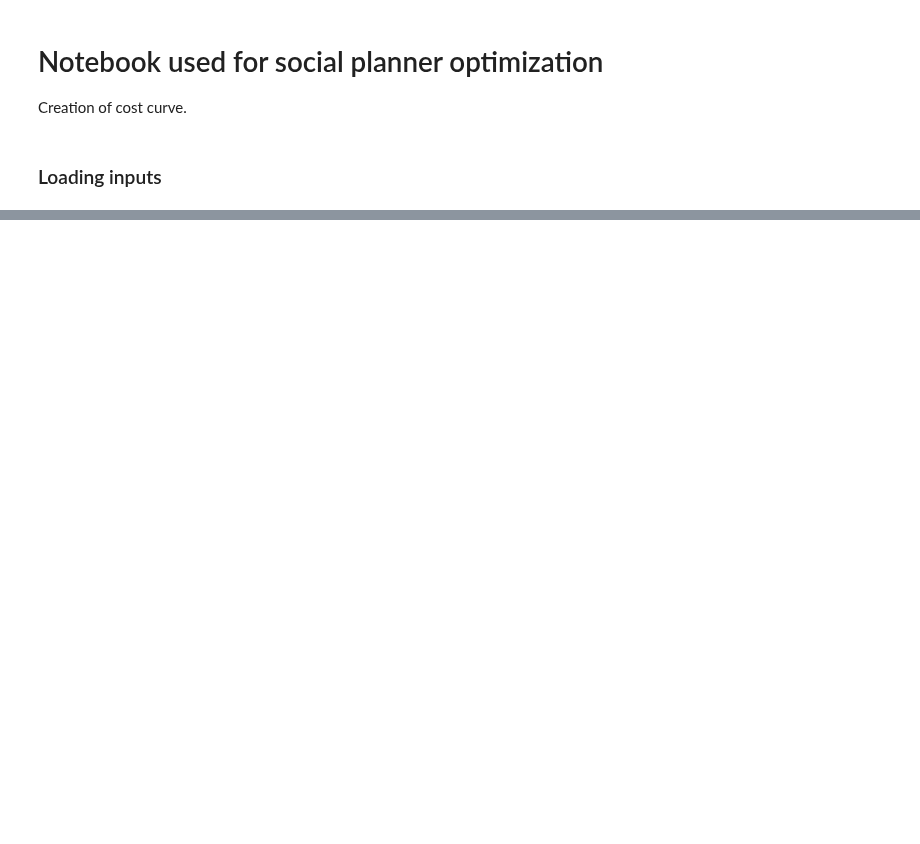
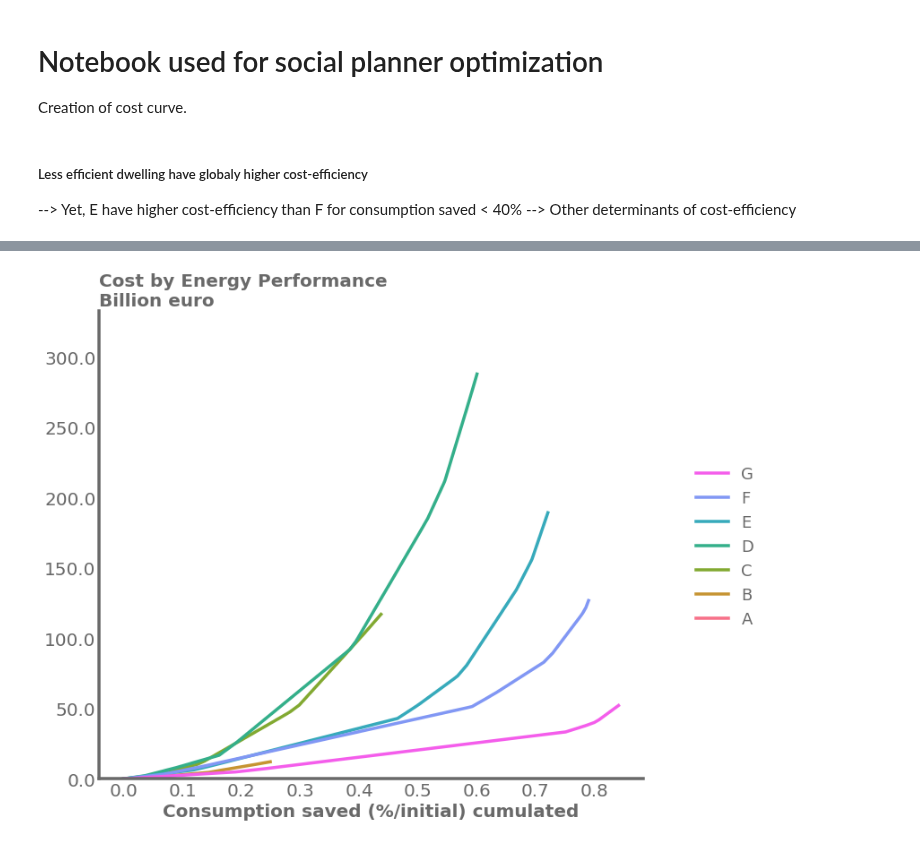
Before and after one commit to CIRED/Res-IRF4, a Jupyter notebook: project/analysis/cost_curve/cost_curve.ipynb, the cells around one changed output, grey strips where cells are left out. Drawn from its saved outputs; the diff is of its cells as text; code cells hidden in the pictures; blank space fills up the shorter version.

Commit message:
updating cost curve

```diff
--- a/project/analysis/cost_curve/cost_curve.ipynb
+++ b/project/analysis/cost_curve/cost_curve.ipynb
@@ -18,2 +4,0 @@ insulation = pd.MultiIndex.from_frame(pd.DataFrame(insulation))
-# %% [markdown]
-### Loading inputs
@@ -69,0 +8,9 @@ def cost_curve(path=None, plot=False):
+# %% [markdown]
+##### Less efficient dwelling have globaly higher cost-efficiency
+
+--> Yet, E have higher cost-efficiency than F for consumption saved < 40%
+--> Other determinants of cost-efficiency
+# %%
+dict_cost, _ = social_planner(aggregation_archetype=['Performance'])
+make_plots(dict_cost, 'Cost by Energy Performance (Billion euro)', loc='left', left=1.15)
+# %% [output]
@@ -69,0 +18 @@ def cost_curve(path=None, plot=False):
+[figure, added]
```
Also changed, not shown: parts of 13 cells of this notebook, 5 other files.
